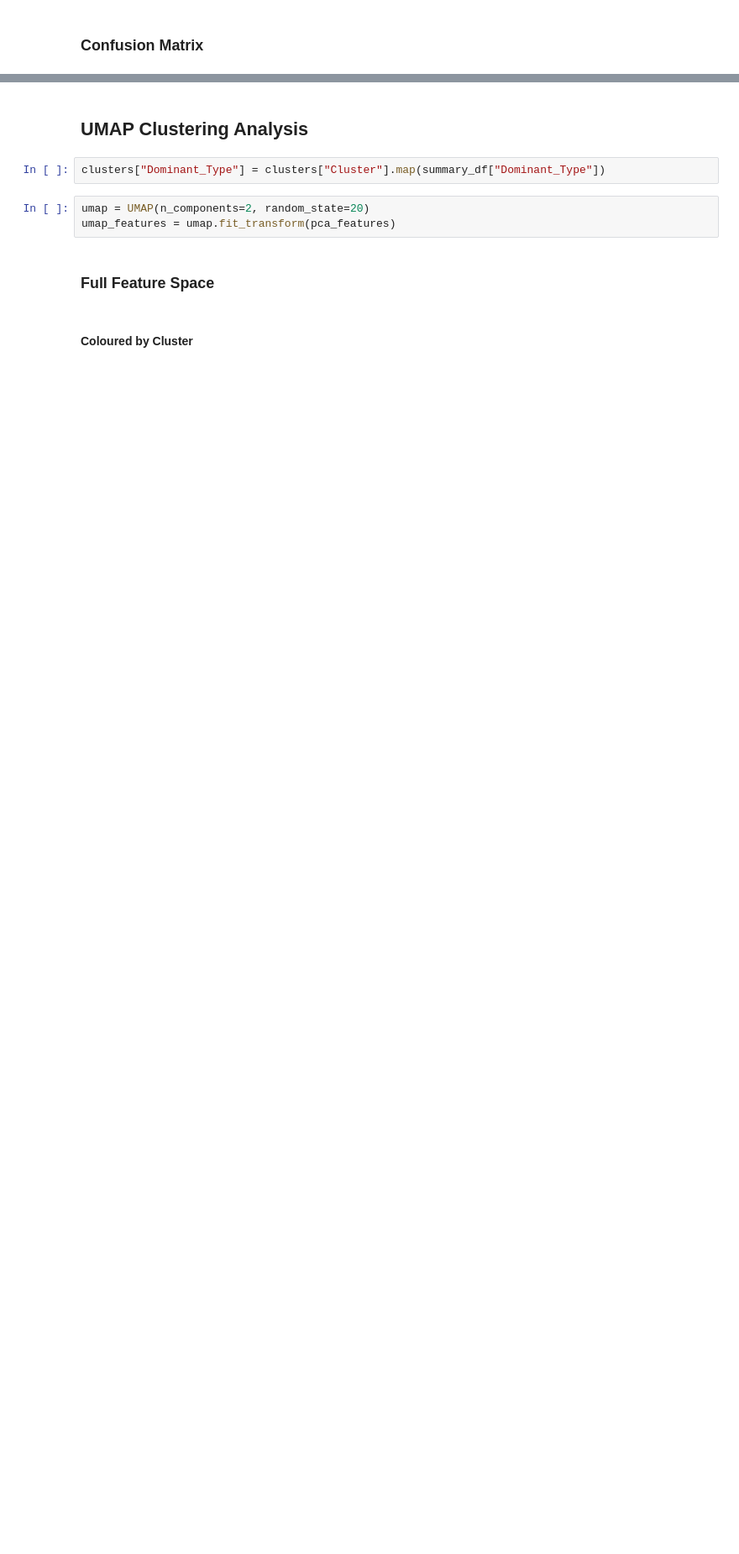
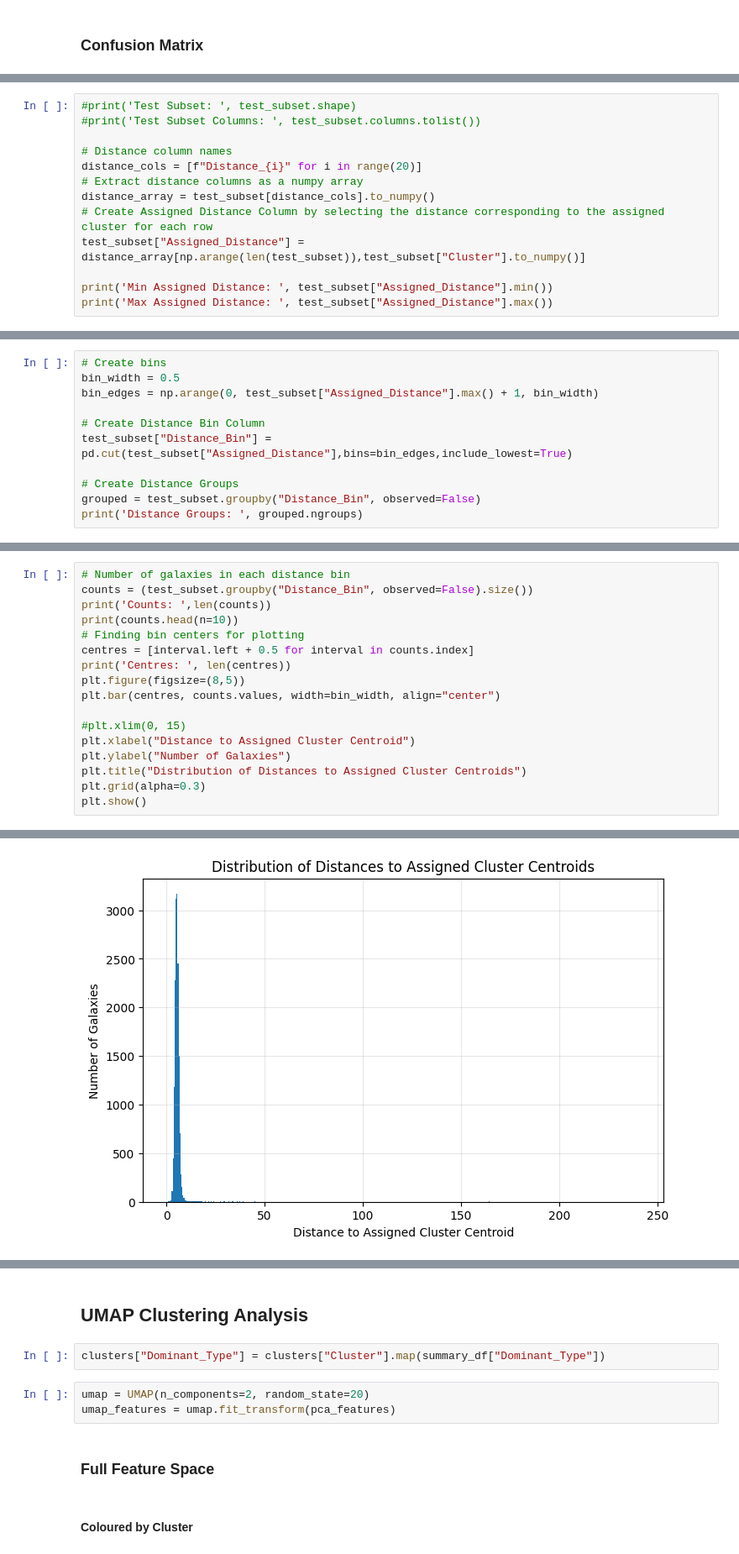
Before and after one commit to Kirstyelli-Work/MSc_Project, a Jupyter notebook: GZD_5_Classification.ipynb, the cells around one changed output, grey strips where cells are left out. Shown at 84% size. Cells and saved outputs as stored; diff of their text form; blank space fills up the shorter version.

```diff
--- a/GZD_5_Classification.ipynb
+++ b/GZD_5_Classification.ipynb
@@ -275,0 +287,13 @@ plt.show()
+# %%
+#print('Test Subset: ', test_subset.shape)
+#print('Test Subset Columns: ', test_subset.columns.tolist())
+
+# Distance column names
+distance_cols = [f"Distance_{i}" for i in range(20)]
+# Extract distance columns as a numpy array
+distance_array = test_subset[distance_cols].to_numpy()
+# Create Assigned Distance Column by selecting the distance corresponding to the assigned cluster for each row
+test_subset["Assigned_Distance"] = distance_array[np.arange(len(test_subset)),test_subset["Cluster"].to_numpy()]
+
+print('Min Assigned Distance: ', test_subset["Assigned_Distance"].min())
+print('Max Assigned Distance: ', test_subset["Assigned_Distance"].max())
@@ -275,0 +303,11 @@ plt.show()
+# %%
+# Create bins
+bin_width = 0.5
+bin_edges = np.arange(0, test_subset["Assigned_Distance"].max() + 1, bin_width)
+
+# Create Distance Bin Column
+test_subset["Distance_Bin"] = pd.cut(test_subset["Assigned_Distance"],bins=bin_edges,include_lowest=True)
+
+# Create Distance Groups
+grouped = test_subset.groupby("Distance_Bin", observed=False)
+print('Distance Groups: ', grouped.ngroups)
@@ -275,0 +316,18 @@ plt.show()
+# %%
+# Number of galaxies in each distance bin
+counts = (test_subset.groupby("Distance_Bin", observed=False).size())
+print('Counts: ',len(counts))
+print(counts.head(n=10))
+# Finding bin centers for plotting
+centres = [interval.left + 0.5 for interval in counts.index]
+print('Centres: ', len(centres))
+plt.figure(figsize=(8,5))
+plt.bar(centres, counts.values, width=bin_width, align="center")
+
+#plt.xlim(0, 15)
+plt.xlabel("Distance to Assigned Cluster Centroid")
+plt.ylabel("Number of Galaxies")
+plt.title("Distribution of Distances to Assigned Cluster Centroids")
+plt.grid(alpha=0.3)
+plt.show()
+# %% [output]
@@ -275,0 +348 @@ plt.show()
+[figure, added]
```
Also changed, not shown: parts of 28 cells of this notebook, 1 other file.
